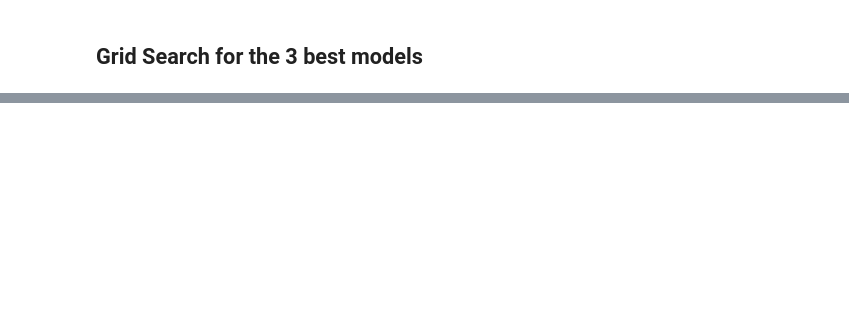
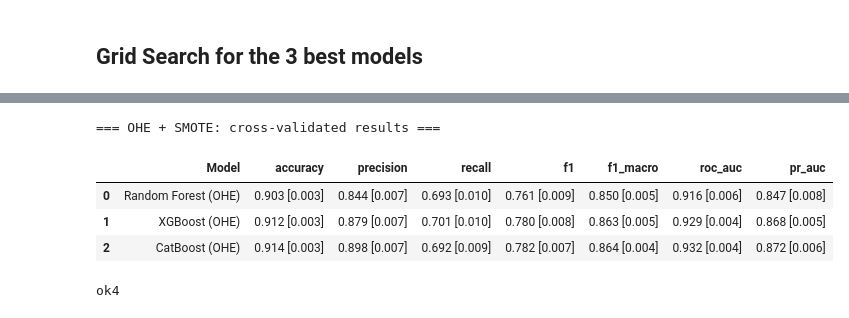
Before and after one commit to NicoBache/DMMLproject, a Jupyter notebook: DMML_CreditRisk_Notebook_Smtnc_ok.ipynb, the cells around one changed output, grey strips where cells are left out. Cells and saved outputs as stored; diff of their text form; code cells hidden in the pictures; blank space fills up the shorter version.

```diff
--- a/DMML_CreditRisk_Notebook_Smtnc_ok.ipynb
+++ b/DMML_CreditRisk_Notebook_Smtnc_ok.ipynb
@@ -1315,0 +1197,72 @@ else:
+# %%
+models_ohe = {
+    "Random Forest (OHE)": RandomForestClassifier(
+        n_estimators=200,
+        random_state=RANDOM_STATE,
+        n_jobs=1              # usa tutti i core
+    ),
+    "XGBoost (OHE)": XGBClassifier(
+        eval_metric="logloss",
+        random_state=RANDOM_STATE,
+        n_jobs=1,
+        tree_method="hist",
+        use_label_encoder=False
+    ),
+    "CatBoost (OHE)": CatBoostClassifier(
+        verbose=0,
+        random_state=RANDOM_STATE
+        # con OHE non serve specificare cat_features
+    )
+}
+# %%
+# === PIPELINE CON SMOTE + CV ===
+from sklearn.model_selection import StratifiedKFold, cross_validate
+from imblearn.pipeline import Pipeline as ImbPipeline
+from imblearn.over_sampling import SMOTE
+import numpy as np
+import pandas as pd
+
+pipelines_smote_ohe = {
+    name: ImbPipeline(steps=[
+        ("prep_ohe", preprocessor_ohe),                          # imputer+scaler+OHE (denso)
+        ("smote_ohe", SMOTE(random_state=RANDOM_STATE, k_neighbors=3)),
+        ("clf", model),
+    ])
+    for name, model in models_ohe.items()
+}
+
+cv_ohe = StratifiedKFold(n_splits=N_FOLDS, shuffle=True, random_state=RANDOM_STATE)
+
+results_smote_ohe = {}
+for name, pipe in pipelines_smote_ohe.items():
+    cvres = cross_validate(
+        pipe, X_train, y_train,
+        cv=cv_ohe, scoring=scorers, n_jobs=1, error_score="raise"
+    )
+    results_smote_ohe[name] = {
+        m: (np.mean(s), np.std(s)) for m, s in cvres.items() if m.startswith("test_")
+    }
+
+def format_results_ohe(results_dict):
+    rows = []
+    for model, metrics in results_dict.items():
+        row = {"Model": model}
+        for k, (mean, std) in metrics.items():
+            metric = k.replace("test_", "")
+            row[metric] = f"{mean:.3f} [{std:.3f}]"
+        rows.append(row)
+    return pd.DataFrame(rows)
+
+print("=== OHE + SMOTE: cross-validated results ===")
+df_smote_ohe = format_results_ohe(results_smote_ohe)
+display(df_smote_ohe)
+# %% [output]
+=== OHE + SMOTE: cross-validated results ===
+|  | Model | accuracy | precision | recall | f1 | f1_macro | roc_auc | pr_auc |
+| 0 | Random Forest (OHE) | 0.903 [0.003] | 0.844 [0.007] | 0.693 [0.010] | 0.761 [0.009] | 0.850 [0.005] | 0.916 [0.006] | 0.847 [0.008] |
+| 1 | XGBoost (OHE) | 0.912 [0.003] | 0.879 [0.007] | 0.701 [0.010] | 0.780 [0.008] | 0.863 [0.005] | 0.929 [0.004] | 0.868 [0.005] |
+| 2 | CatBoost (OHE) | 0.914 [0.003] | 0.898 [0.007] | 0.692 [0.009] | 0.782 [0.007] | 0.864 [0.004] | 0.932 [0.004] | 0.872 [0.006] |
+# %%
+print("ok4")
+# %% [output]
+ok4
```
Also changed, not shown: parts of 26 cells of this notebook, 7 other files.
